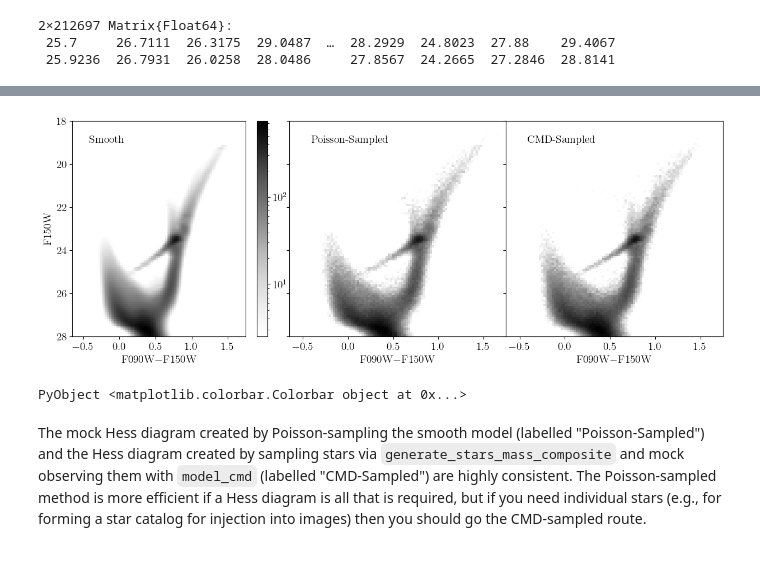
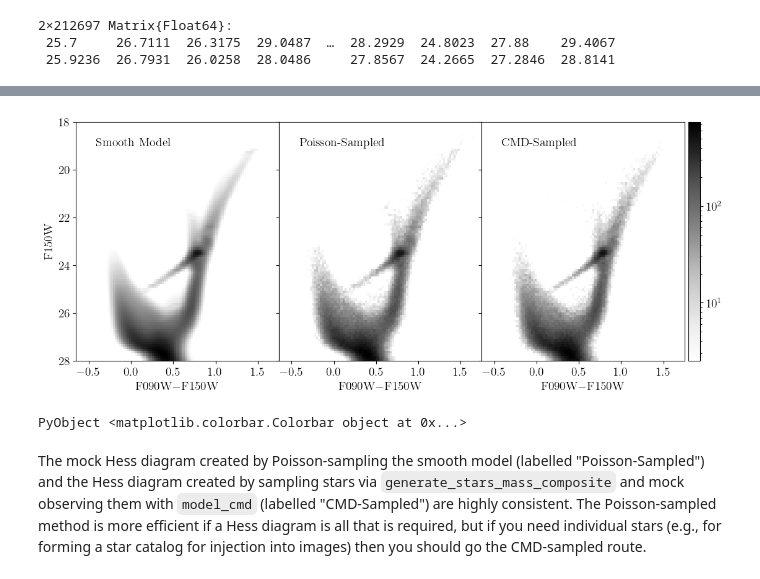
Before and after one commit to cgarling/StarFormationHistories.jl, a Jupyter notebook: examples/fitting1.ipynb, the cells around one changed output, grey strips where cells are left out. Saved outputs shown, nothing was run; the diff lists cells and outputs as text; code cells hidden in the pictures.

```diff
--- a/examples/fitting1.ipynb
+++ b/examples/fitting1.ipynb
@@ -552,29 +589,29 @@ model4 = bin_cmd(view(obs_mags,1,:) .- view(obs_mags,2,:), view(obs_mags,2,:), e
 # %%
 fig,axs=plt.subplots(nrows=1,ncols=3,sharex=true,sharey=true,figsize=(15,5))
 fig.subplots_adjust(hspace=0.0,wspace=0.0)
 
 im1=axs[1].imshow(permutedims(model2), origin="lower",
     extent=(extrema(edges[1])..., extrema(edges[2])...),
     aspect="auto", cmap="Greys", norm=plt.matplotlib.colors.LogNorm(vmin=2.5), rasterized=true)
-axs[1].text(0.1,0.9,"Smooth",transform=axs[1].transAxes)
+axs[1].text(0.1,0.9,"Smooth Model",transform=axs[1].transAxes)
 axs[2].imshow(permutedims(model3), origin="lower",
     extent=(extrema(edges[1])..., extrema(edges[2])...),
     aspect="auto", cmap="Greys", norm=plt.matplotlib.colors.LogNorm(vmin=2.5,vmax=im1.get_clim()[2]), rasterized=true)
 axs[2].text(0.1,0.9,"Poisson-Sampled",transform=axs[2].transAxes)
 axs[3].imshow(permutedims(model4), origin="lower",
     extent=(extrema(edges[1])..., extrema(edges[2])...),
     aspect="auto", cmap="Greys", norm=plt.matplotlib.colors.LogNorm(vmin=2.5,vmax=im1.get_clim()[2]), rasterized=true, label="CMD-Sampled")
 axs[3].text(0.1,0.9,"CMD-Sampled",transform=axs[3].transAxes)
 
 axs[1].set_xlabel(L"F090W$-$F150W")
 axs[2].set_xlabel(L"F090W$-$F150W")
 axs[3].set_xlabel(L"F090W$-$F150W")
 axs[1].set_ylabel("F150W")
 axs[1].set_ylim(reverse(extrema(edges[2])))
 axs[1].set_xlim(extrema(edges[1]))
-fig.colorbar(im1)
+fig.colorbar(im1, ax=axs, pad=0.005)
 # %% [output]
-[figure, old version]
+[figure, new version]
 PyObject <matplotlib.colorbar.Colorbar object at 0x...>
 # %% [markdown]
 The mock Hess diagram created by Poisson-sampling the smooth model (labelled "Poisson-Sampled") and the Hess diagram created by sampling stars via `generate_stars_mass_composite` and mock observing them with `model_cmd` (labelled "CMD-Sampled") are highly consistent. The Poisson-sampled method is more efficient if a Hess diagram is all that is required, but if you need individual stars (e.g., for forming a star catalog for injection into images) then you should go the CMD-sampled route.
```
Also changed, not shown: parts of 6 cells of this notebook.
